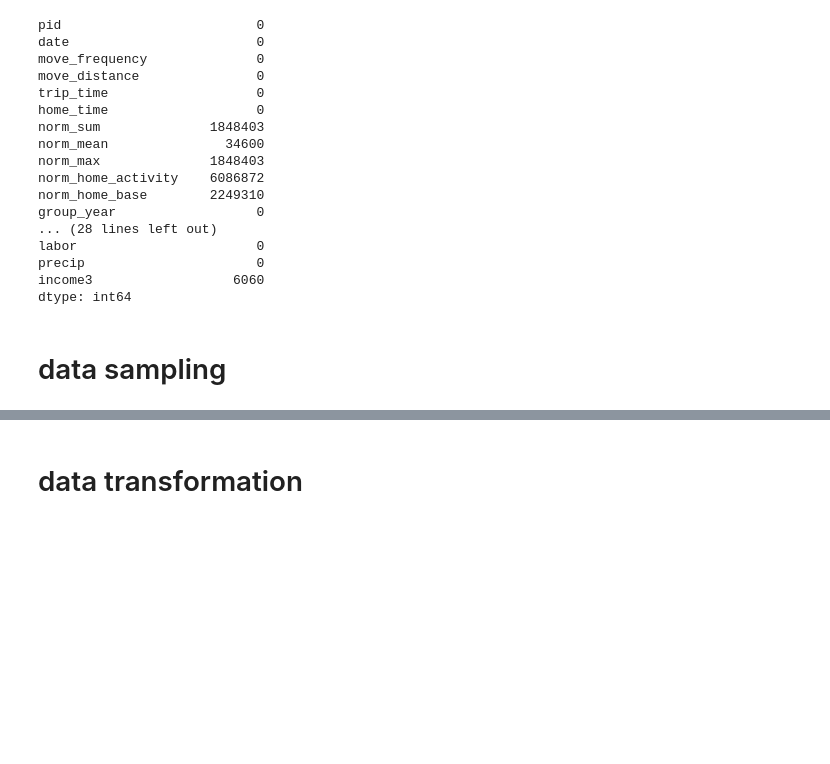
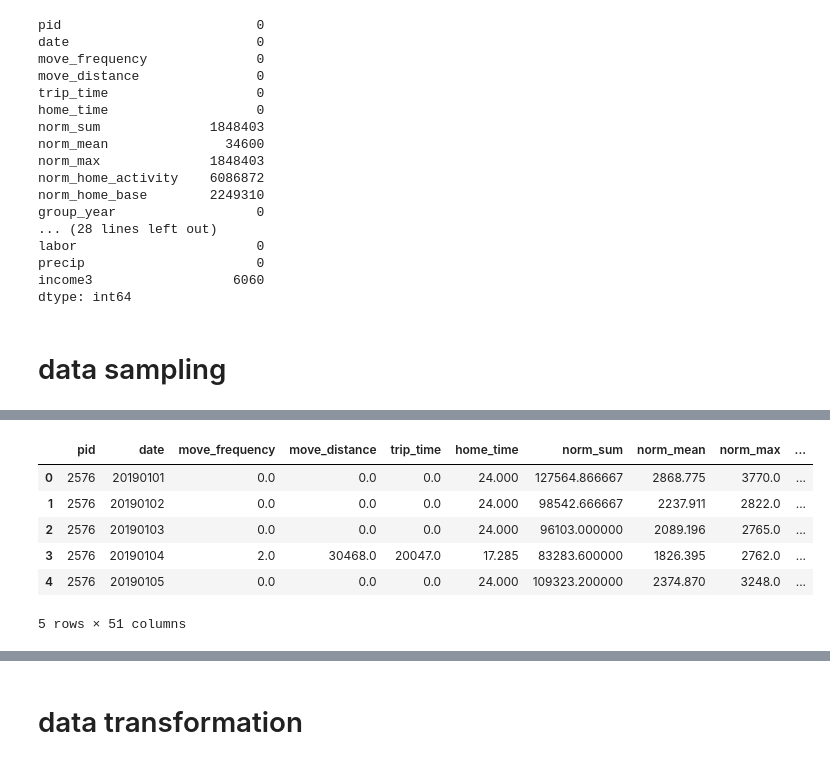
Before and after one commit to HuangNX/Conformity_Casual_Inferance, a Jupyter notebook: data_processing.ipynb, the cells around one changed output, grey strips where cells are left out. Cells and saved outputs as stored; diff of their text form; code cells hidden in the pictures; blank space fills up the shorter version.

```diff
--- a/data_processing.ipynb
+++ b/data_processing.ipynb
@@ -192,0 +194,24 @@ sample_data = sample_data.sort_values(by=['pid', 'date']).reset_index(drop=True)
+# %%
+# obtain treatment intervals (conformity) using PAM clustering
+from sklearn.cluster import KMeans
+import matplotlib.pyplot as plt
+# built KMeans class and fit data
+X = sample_data['log_conformity'].values.reshape(-1, 1)
+n_clusters = 5
+kmeans = KMeans(n_clusters=n_clusters, random_state=0).fit(X)
+
+# get cluster labels
+labels = kmeans.labels_
+sample_data['conformity_class'] = labels
+
+# 获取每个聚类的中心值
+cluster_centers = kmeans.cluster_centers_.flatten()
+
+# 根据中心值对标签进行排序
+sorted_label_idx = cluster_centers.argsort()
+
+# 创建一个映射
+label_mapping = {original_label: new_label for new_label, original_label in enumerate(sorted_label_idx)}
+
+# 更新数据帧的标签
+sample_data['conformity_class'] = sample_data['conformity_class'].map(label_mapping)
@@ -192,0 +229,10 @@ sample_data = sample_data.sort_values(by=['pid', 'date']).reset_index(drop=True)
+# %%
+sample_data.head()
+# %% [output]
+|  | pid | date | move_frequency | move_distance | trip_time | home_time | norm_sum | norm_mean | norm_max | ... |
+| 0 | 2576 | 20190101 | 0.0 | 0.0 | 0.0 | 24.000 | 127564.866667 | 2868.775 | 3770.0 | ... |
+| 1 | 2576 | 20190102 | 0.0 | 0.0 | 0.0 | 24.000 | 98542.666667 | 2237.911 | 2822.0 | ... |
+| 2 | 2576 | 20190103 | 0.0 | 0.0 | 0.0 | 24.000 | 96103.000000 | 2089.196 | 2765.0 | ... |
+| 3 | 2576 | 20190104 | 2.0 | 30468.0 | 20047.0 | 17.285 | 83283.600000 | 1826.395 | 2762.0 | ... |
+| 4 | 2576 | 20190105 | 0.0 | 0.0 | 0.0 | 24.000 | 109323.200000 | 2374.870 | 3248.0 | ... |
+5 rows × 51 columns
```
Also changed, not shown: parts of 29 cells of this notebook, 8 other files.
